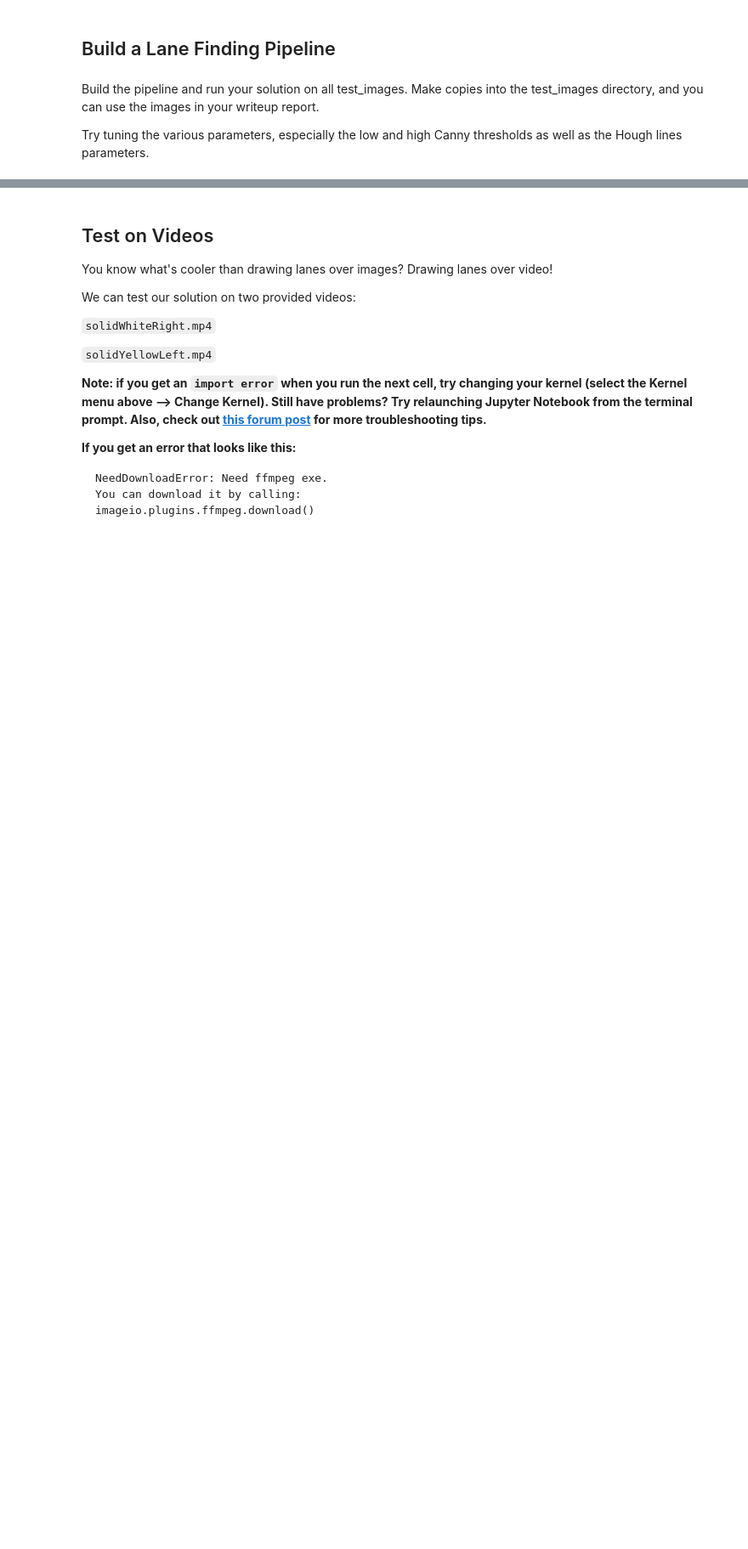
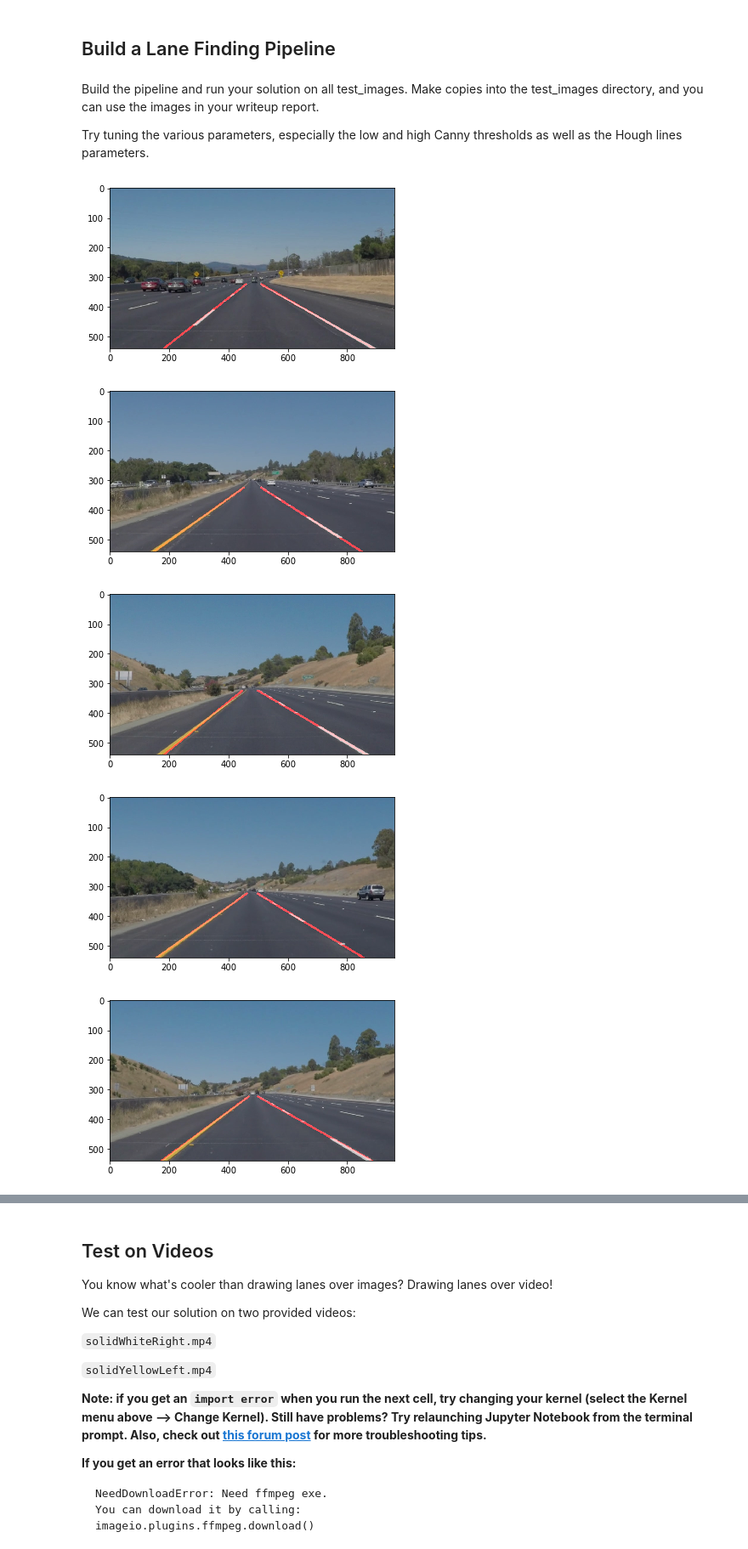
Before and after one commit to caje731/CarND-LaneLines-P1, a Jupyter notebook: P1.ipynb, the cells around one changed output, grey strips where cells are left out. Shown at 85% size. Saved outputs shown, nothing was run; the diff lists cells and outputs as text; code cells hidden in the pictures; blank space fills up the shorter version.

Commit message:
Build the lane-processing pipeline, and run it local test images.
"We are on the verge: Today our program proved Fermat's next-to-last
theorem."
		-- Epigrams in Programming, ACM SIGPLAN Sept. 1982

```diff
--- a/P1.ipynb
+++ b/P1.ipynb
@@ -199,7 +203,7 @@ def categorise_lanes(lines):
 
     return left_lines, right_lines
 
-def draw_lines(img, lines, color=[255, 0, 0], thickness=2):
+def draw_lines(img, lines, color=[255, 0, 0], thickness=5):
     """
     NOTE: this is the function you might want to use as a starting point once you want to
     average/extrapolate the line segments you detect to map out the full
@@ -271,0 +280,57 @@ Try tuning the various parameters, especially the low and high Canny thresholds
+# %%
+def detect_lanes(image):
+    """Return an image annotated with lane-lines.
+
+    Parameters
+    ----------
+    `image` : <class numpy.ndarray>
+        An image of a road with lanes.
+
+    Returns
+    -------
+    `<class numpy.ndarray>`
+        The same image, with lane-lines highlighted.
+    """
+    MIN_Y = int(image.shape[0]*0.6)
+    MAX_Y = image.shape[0]
+    ROI_VERTICES = np.int32(
+        [[
+            # Using a trapezium
+            (int(image.shape[1]*0.15), MAX_Y), # bottom-left
+            (int(image.shape[1]*0.44), MIN_Y), # top-left
+            (int(image.shape[1]*0.54), MIN_Y), # top-right
+            (int(image.shape[1]*0.94), MAX_Y), # bottom-right
+        ]]
+    )
+    initial_img = np.copy(image)
+    grayed = grayscale(image)
+    blurred = gaussian_blur(grayed, 5)
+    cannied = canny(blurred, 50, 150)
+    masked = region_of_interest(cannied, ROI_VERTICES)
+    lines = hough_lines(img=masked, rho=1, theta=np.pi/180, threshold=10, max_line_gap=200, min_line_len=80, min_y=MIN_Y, max_y=MAX_Y)
+    weighted = weighted_img(lines, initial_img, α=0.8, β=1)
+    return weighted
+
+# Test the pipeline on each of the test-images
+directory = "test_images/"
+for test_image_name in os.listdir(directory):
+    test_image = mpimg.imread(directory + test_image_name)
+    output_image = detect_lanes(test_image)
+    plt.imshow(output_image)
+    plt.show()
+    # Save the output in the test directory
+    mpimg.imsave(
+        arr=output_image,
+        fname="".join([
+            directory,
+            test_image_name[:-4],
+            "_processed.jpg",
+        ]),
+        format="JPEG"
+    )
+# %% [output]
+[figure, added]
+[figure, added]
+[figure, added]
+[figure, added]
+[figure, added]
```
Also changed, not shown: parts of 4 cells of this notebook, 6 other files.
